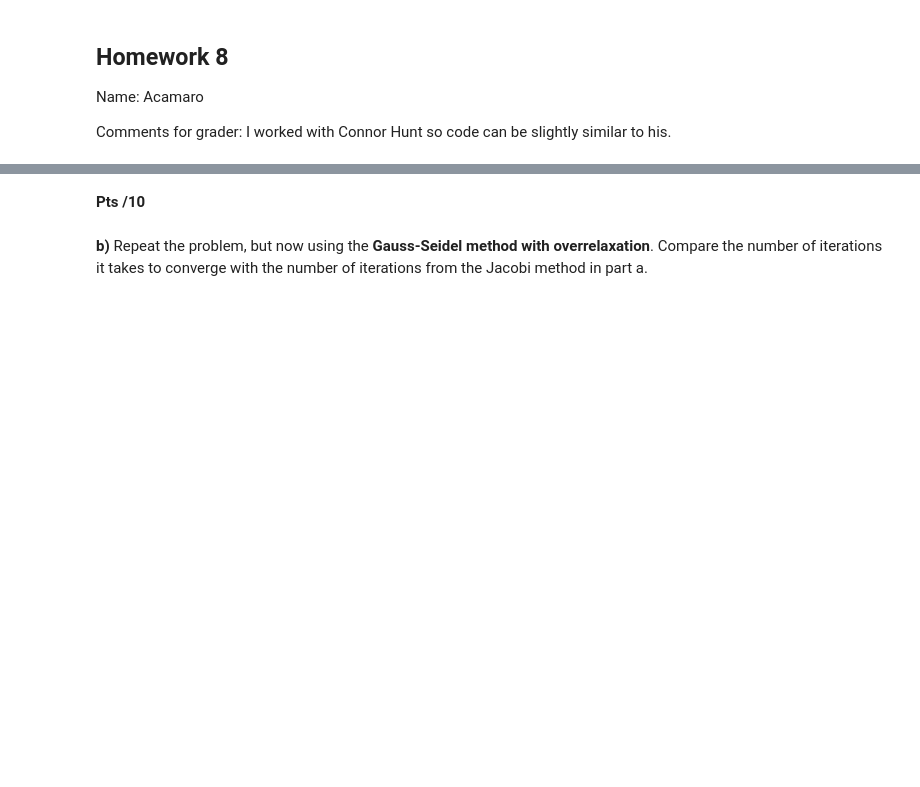
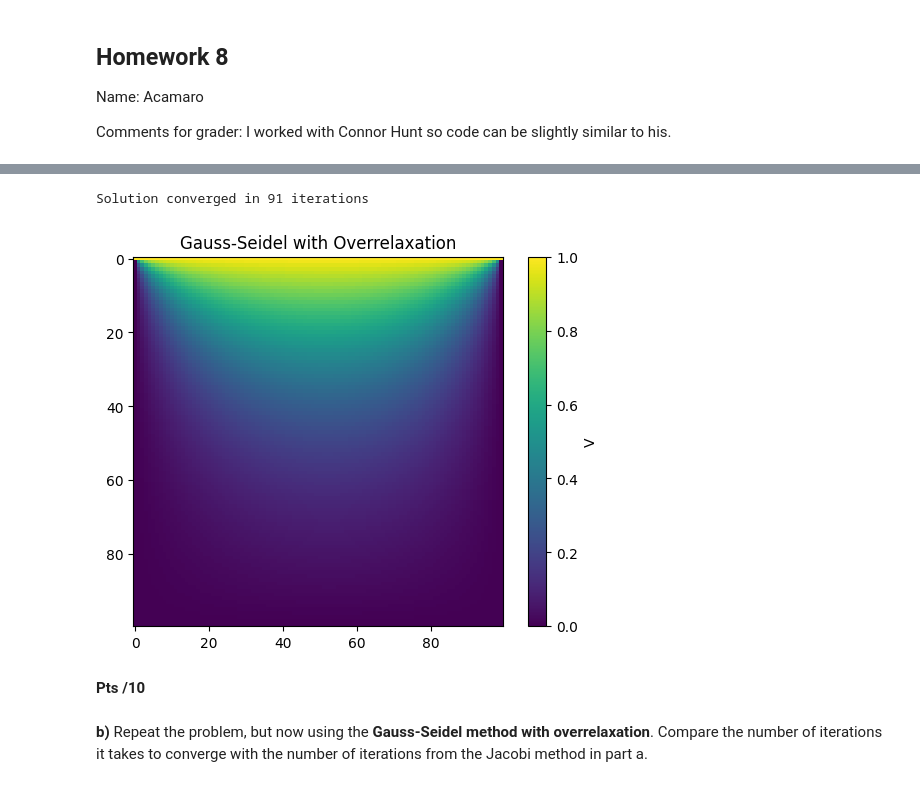
Before and after one commit to AcamaroCutcher/Computational-Physics, a Jupyter notebook: Homework/Homework8/hw8_notebook_2026.ipynb, the cells around one changed output, grey strips where cells are left out. Cells and saved outputs as stored; diff of their text form; code cells hidden in the pictures; blank space fills up the shorter version.

```diff
--- a/Homework/Homework8/hw8_notebook_2026.ipynb
+++ b/Homework/Homework8/hw8_notebook_2026.ipynb
@@ -29,3 +100,72 @@ with potentials that are fixed at a certain value and cannot change.
+# %%
+"""
+@author: cbute
+
+Program: ex9.2_gauss_seidel_with_overrelaxation
+Purpose: Practice using Gauss-Seidel method with overrelaxation
+Does it work?: Yes
+Other information:
+
+    # code adapted from example 9.1
+    # takes about 30 seconds, at target=1e-6
+"""
+import numpy as np
+import matplotlib.pyplot as plt
+import sys
+
+def phi(i,j,V):
+    omega  = 0.9
+    return (1.0+omega)*(V[j, i+1]+V[j,i-1]+V[j+1,i]+V[j-1,i])/4 - omega*V[j,i]
+
+
+# define boundary potentials
+Vtop = 1.0 #volt
+Vbottom = 0.0 #volt
+Vleft = 0.0 #volt
+Vright = 0.0 #volt
+
+# define grid spacing
+a = 1e-2 # m
+
+# grid size, assume square
+N = 100
+
+# create array to hold potential, and initialize to 0
+solution = np.zeros([N,N], float)
+
+# place boundary values in phi array
+# careful values do not overwrite one another.
+solution[N-1,:] = Vbottom
+solution[:,0] = Vleft
+solution[:,N-1] = Vright
+solution[0,:] = Vtop
+
+# set error target
+epsilon = 1e-3 # volt
+
+# create logical convergence variable
+converge = False
+
+it = 0 # iteration counter
+while converge == False:
+    it += 1
+    converge = True
+    # calculate new solutions just on the interior points
+    for j in range(1,N-1):
+        for i in range(1,N-1):
+            store = solution[j,i]
+            solution[j,i] = phi(i,j,solution) # use the old solutions to calculate new solutions
+            if abs(solution[j,i]-store) > epsilon:
+                converge = False
+
+print ("Solution converged in {} iterations".format(it))
+plt.imshow(solution)
+plt.title("Gauss-Seidel with Overrelaxation")
+plt.colorbar(label="V")
+plt.show()
+# %% [output]
+Solution converged in 91 iterations
+[figure, added]
 # %% [markdown]
 **Pts /10**
 # %% [markdown]
```
Also changed, not shown: parts of 3 cells of this notebook.
